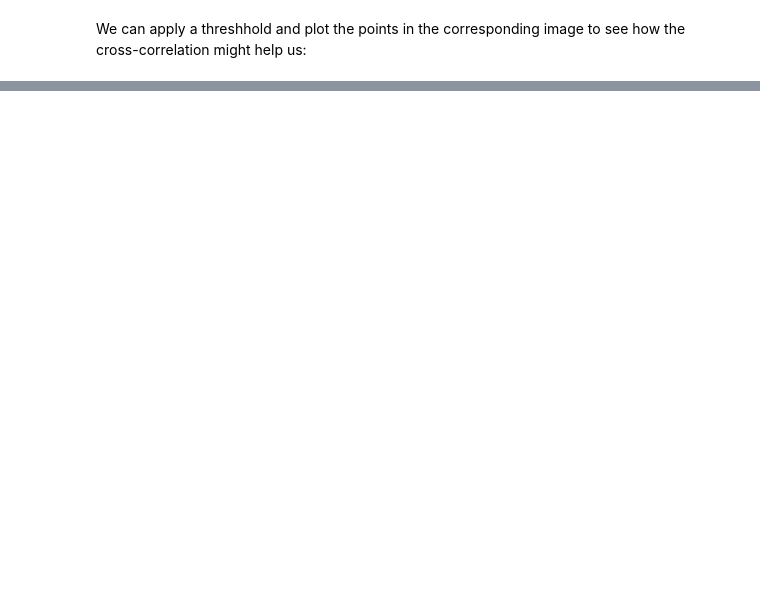
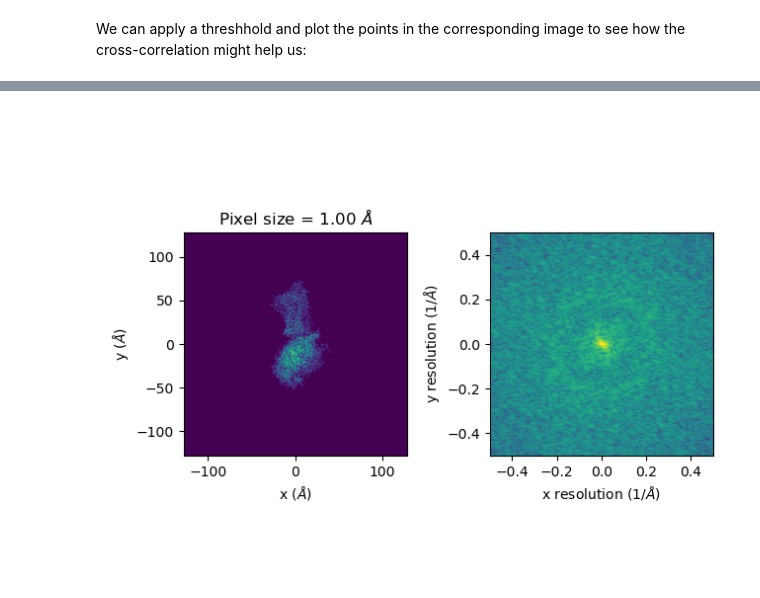
Before and after one commit to HamishGBrown/Cryo_EM_theory, a Jupyter notebook: 00 - Intro to Fourier transforms.ipynb, the cells around one changed output, grey strips where cells are left out. Saved outputs shown, nothing was run; the diff lists cells and outputs as text; code cells hidden in the pictures; blank space fills up the shorter version.

```diff
--- a/00 - Intro to Fourier transforms.ipynb
+++ b/00 - Intro to Fourier transforms.ipynb
@@ -298,0 +342,58 @@ threshhold(None)
+# %%
+import mrcfile as mrc
+
+# Get a protein, load an mrc and calculate one of the projections of the
+# density map
+pdb = '8F76'
+m = mrc.open('{0}.mrc'.format(pdb),'r')
+volume = np.asarray(m.data)
+psize = m.voxel_size['x']
+proj = np.sum(volume,axis=1)
+n = proj.shape[0]
+
+# Plot the projection and label the axes
+fig,ax = plt.subplots(ncols=2)
+im1 = ax[0].imshow(proj,extent=(-psize*n/2,psize*n/2,-psize*n/2,psize*n/2))
+ax[0].set_xlabel('x ($\\AA$)')
+ax[0].set_ylabel('y ($\\AA$)')
+
+# Plot Fourier transform and label the axes
+FFT = np.fft.fftshift(np.log(np.abs(np.fft.fft2(proj))))
+im2 = ax[1].imshow(FFT,extent=(-1/2/psize,1/2/psize,-1/2/psize,1/2/psize))
+ax[1].set_xlabel('x resolution ($1/\\AA$)')
+ax[1].set_ylabel('y resolution ($1/\\AA$)')
+ax[0].set_title('Pixel size = {0:.2f} $\\AA$'.format(psize))
+fig.tight_layout()
+
+# def relabel_axes(ax):
+#     def invert(num):
+#         if np.abs(num)>1e-3:
+#             return '{:.2f}'.format(1/num)
+#         else:
+#             return 'DC'
+#     ticks = ax.get_xticklabels()
+#     ax.set_xticklabels([invert(float(x.get_text().replace('−','-'))) for x in ticks])
+#     ticks = ax.get_yticklabels()
+#     ax.set_yticklabels([invert(float(x.get_text().replace('−','-'))) for x in ticks])
+# relabel_axes(ax[1])
+
+def bin_and_plot_array(n):
+    '''Bin the array by 2^n and update the plot'''
+    N = 2**(slider_binning.value-1)
+    shape = proj.shape
+    shape = [shape[0]//N,N,shape[1]//N,N]
+    binned = np.mean(proj.reshape(shape),axis=(1,3))
+    im1.set_data(binned)
+    im2.set_data(np.fft.fftshift(np.log(np.abs(np.fft.fft2(binned)))))
+    im2.set_extent((-1/2/N/psize,1/2/N/psize,-1/2/N/psize,1/2/N/psize))
+    ax[0].set_title('Pixel size = {0:.2f} $\\AA$'.format(psize*N))
+
+# Create the low-pass slider
+slider_binning = widgets.IntSlider(value=1, min=1, max=4, step=1, description='Binning (power 2):')
+
+# Connect sliders to update function
+slider_binning.observe(bin_and_plot_array, names='value')
+
+#Display sliders
+display(slider_binning)
+# %% [output]
@@ -298,0 +401 @@ threshhold(None)
+[figure, added]
```
Also changed, not shown: parts of 12 cells of this notebook, 2 other files.
